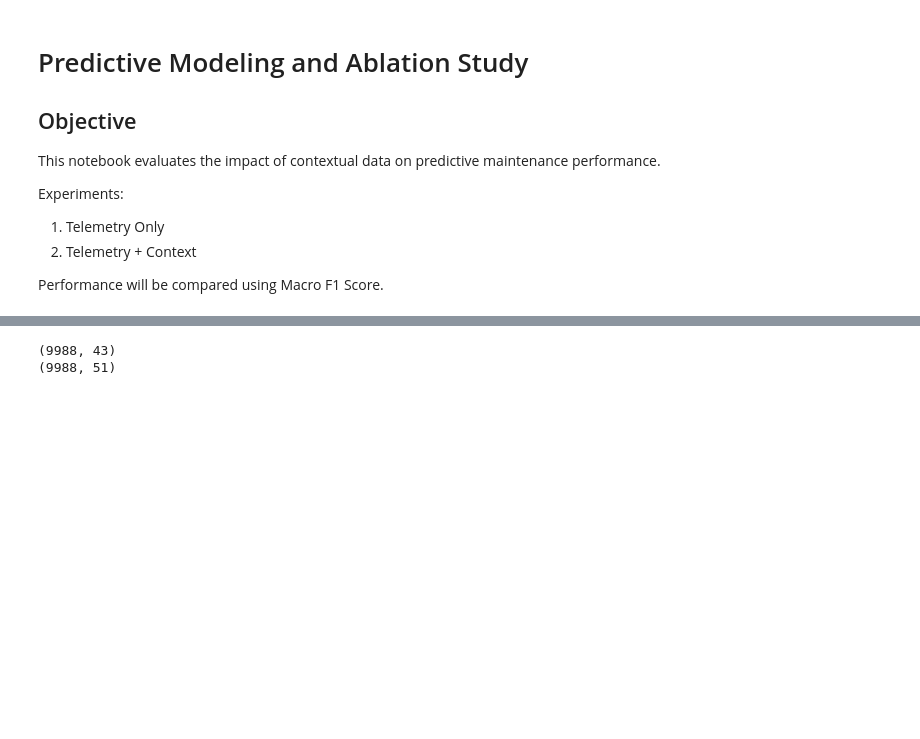
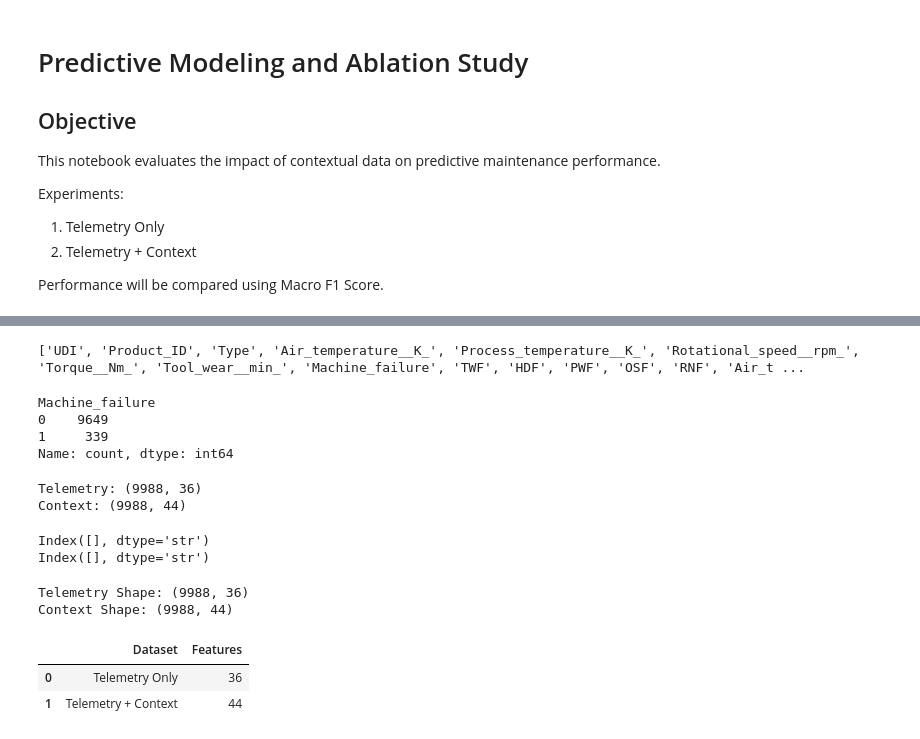
Before and after one commit to snpdsai/predictive-maintenance-contextual-ai, a Jupyter notebook: notebooks/03_modeling.ipynb, the cells around one changed output, grey strips where cells are left out. Saved outputs shown, nothing was run; the diff lists cells and outputs as text; code cells hidden in the pictures; blank space fills up the shorter version.

```diff
--- a/notebooks/03_modeling.ipynb
+++ b/notebooks/03_modeling.ipynb
@@ -26,0 +39,4 @@ y = df["Machine failure"]
+# %%
+df.columns = [re.sub(r"[^A-Za-z0-9_]", "_", col) for col in df.columns]
+
+df.columns.tolist()
@@ -27,10 +67,32 @@ y = df["Machine failure"]
+# %%
+print(df.columns.tolist())
+# %% [output]
+['UDI', 'Product_ID', 'Type', 'Air_temperature__K_', 'Process_temperature__K_', 'Rotational_speed__rpm_', 'Torque__Nm_', 'Tool_wear__min_', 'Machine_failure', 'TWF', 'HDF', 'PWF', 'OSF', 'RNF', 'Air_t ...
+# %%
+y = df["Machine_failure"]
+
+print(y.value_counts())
+# %% [output]
+Machine_failure
+0    9649
+1     339
+Name: count, dtype: int64
 # %%
 telemetry_cols = [
     col
     for col in df.columns
     if col
     not in [
-        "Machine failure",
+        "Machine_failure",
+        "Product_ID",
+        "Type",
+        # leakage columns
+        "TWF",
+        "HDF",
+        "PWF",
+        "OSF",
+        "RNF",
+        # context columns
         "ambient_humidity",
         "energy_load_index",
         "production_demand",
@@ -48,9 +108,48 @@ X_context = df.drop(columns=["Machine failure"])
+# %%
+X_context = df.drop(
+    columns=[
+        "Machine_failure",
+        "Product_ID",
+        "Type",
+        # leakage columns
+        "TWF",
+        "HDF",
+        "PWF",
+        "OSF",
+        "RNF",
+    ]
+)
 # %%
-print(X_telemetry.shape)
+print("Telemetry:", X_telemetry.shape)
 
-print(X_context.shape)
+print("Context:", X_context.shape)
 # %% [output]
-(9988, 43)
-(9988, 51)
+Telemetry: (9988, 36)
+Context: (9988, 44)
+# %%
+print(X_telemetry.select_dtypes(include="object").columns)
+
+print(X_context.select_dtypes(include="object").columns)
+# %% [output]
+Index([], dtype='str')
+Index([], dtype='str')
+# %%
+print("Telemetry Shape:", X_telemetry.shape)
+print("Context Shape:", X_context.shape)
+
+ablation_summary = pd.DataFrame(
+    {
+        "Dataset": ["Telemetry Only", "Telemetry + Context"],
+        "Features": [X_telemetry.shape[1], X_context.shape[1]],
+    }
+)
+
+ablation_summary
+# %% [output]
+Telemetry Shape: (9988, 36)
+Context Shape: (9988, 44)
+|  | Dataset | Features |
+| 0 | Telemetry Only | 36 |
+| 1 | Telemetry + Context | 44 |
 # %%
 X_train_t, X_test_t, y_train, y_test = train_test_split(
```
Also changed, not shown: parts of 18 cells of this notebook, 3 other files.
